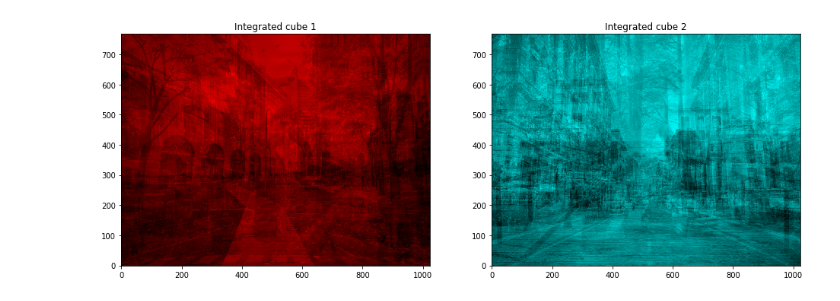
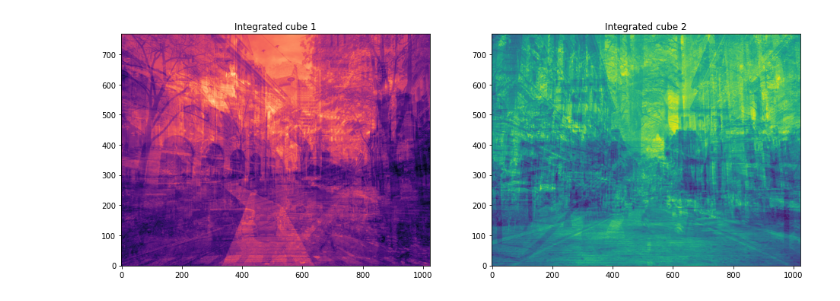
Before and after one commit to solerjuan/astroHOG, a Jupyter notebook: examples/compareppvcubes.ipynb, the cells around one changed output. Saved outputs shown, nothing was run; the diff lists cells and outputs as text; code cells hidden in the pictures.

```diff
--- a/examples/compareppvcubes.ipynb
+++ b/examples/compareppvcubes.ipynb
@@ -26,13 +26,13 @@ cube2=hdul[0].data
 hdul.close()
 # %%
 fig, ax = plt.subplots(1,2, figsize=(16., 12.))
-ax[0].imshow(cube1.sum(axis=0), origin='lower', cmap=redct())
+ax[0].imshow(cube1.sum(axis=0), origin='lower', cmap='magma')
 ax[0].set_title('Integrated cube 1')
-ax[1].imshow(cube2.sum(axis=0), origin='lower', cmap=tealct())
+ax[1].imshow(cube2.sum(axis=0), origin='lower', cmap='viridis')
 ax[1].set_title('Integrated cube 2')
 plt.show()
 # %% [output]
-[figure, old version]
+[figure, new version]
 # %%
 # Here you select the size of your derivative kernel in pixels
 ksz=10
```
Also changed, not shown: parts of 9 cells of this notebook, 4 other files.
